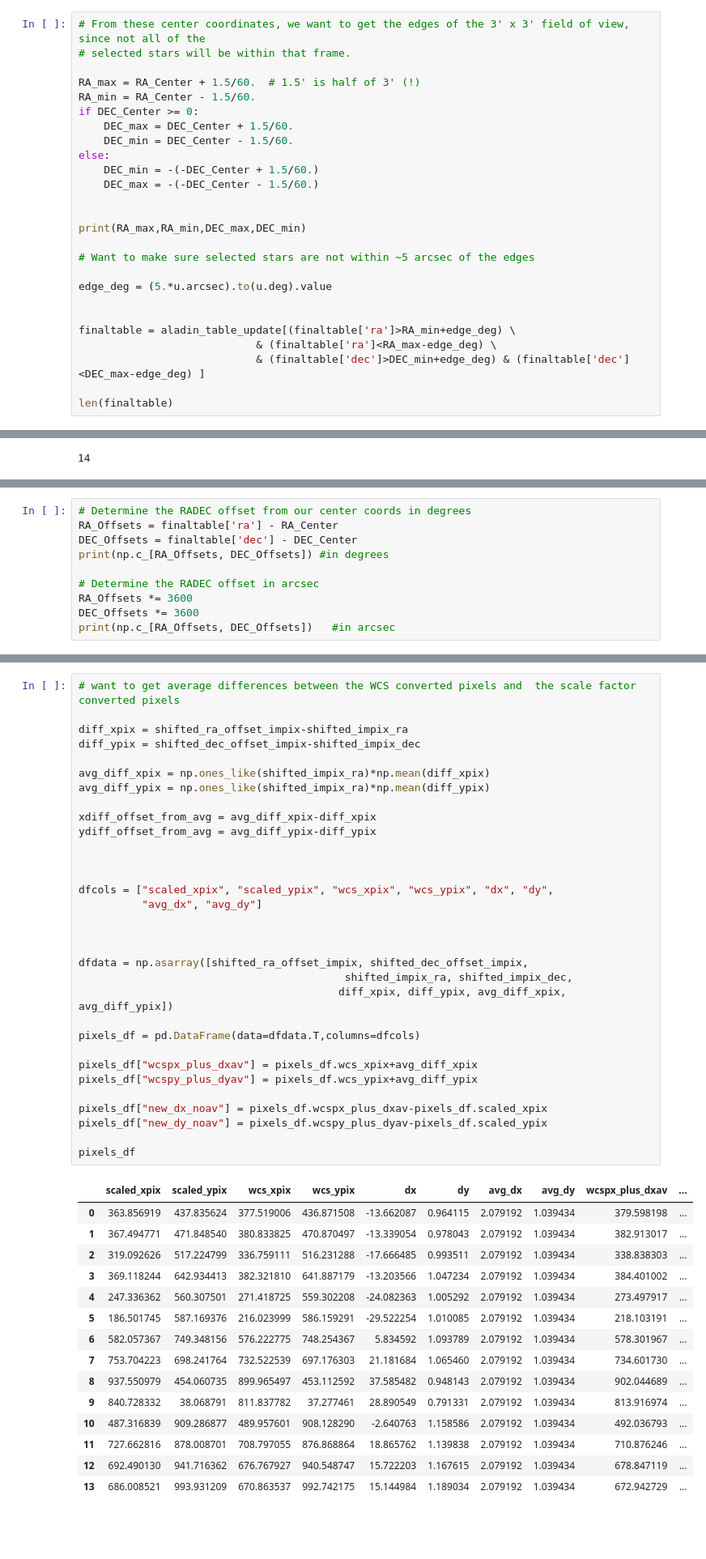
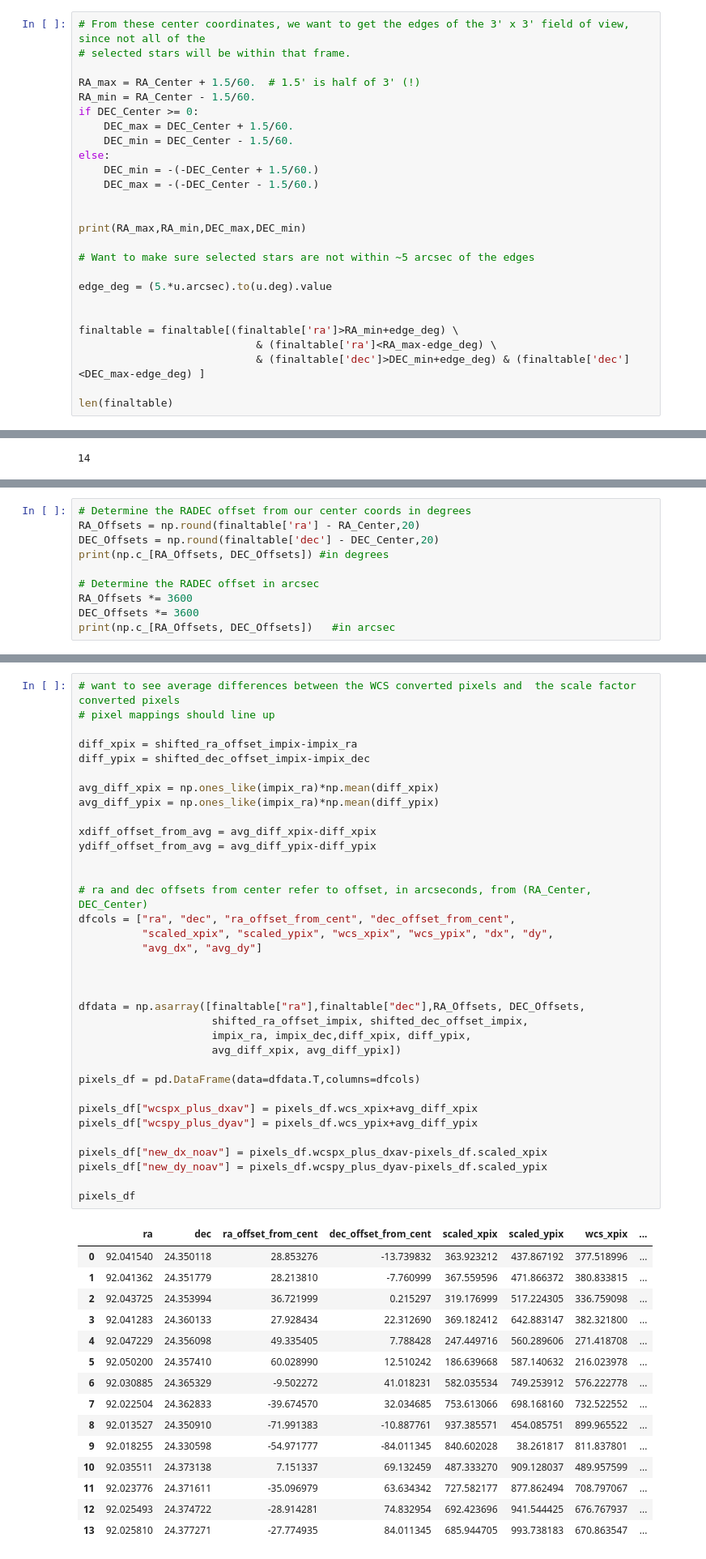
Before and after one commit to koeppeda/SAMOS-DMD-Tools, a Jupyter notebook: SAMOS_wcs_with_Gaia_query.ipynb, the cells around one changed output, grey strips where cells are left out. Shown at 81% size. Saved outputs shown, nothing was run; the diff lists cells and outputs as text; blank space fills up the shorter version.

```diff
--- a/SAMOS_wcs_with_Gaia_query.ipynb
+++ b/SAMOS_wcs_with_Gaia_query.ipynb
@@ -266,7 +280,7 @@ print(RA_max,RA_min,DEC_max,DEC_min)
 edge_deg = (5.*u.arcsec).to(u.deg).value
 
 
-finaltable = aladin_table_update[(finaltable['ra']>RA_min+edge_deg) \
+finaltable = finaltable[(finaltable['ra']>RA_min+edge_deg) \
                             & (finaltable['ra']<RA_max-edge_deg) \
                             & (finaltable['dec']>DEC_min+edge_deg) & (finaltable['dec']<DEC_max-edge_deg) ]
 
@@ -397,7 +400,7 @@ SAMOS scale:  0.17578125
 # %%
 # Determine the RADEC offset from our center coords in degrees
-RA_Offsets = finaltable['ra'] - RA_Center
-DEC_Offsets = finaltable['dec'] - DEC_Center
+RA_Offsets = np.round(finaltable['ra'] - RA_Center,20)
+DEC_Offsets = np.round(finaltable['dec'] - DEC_Center,20)
 print(np.c_[RA_Offsets, DEC_Offsets]) #in degrees
 
 # Determine the RADEC offset in arcsec
@@ -492,48 +521,51 @@ array([[377.51900584, 436.87150837],
 # %%
-# want to get average differences between the WCS converted pixels and  the scale factor converted pixels
+# want to see average differences between the WCS converted pixels and  the scale factor converted pixels
+# pixel mappings should line up
 
-diff_xpix = shifted_ra_offset_impix-shifted_impix_ra
-diff_ypix = shifted_dec_offset_impix-shifted_impix_dec
+diff_xpix = shifted_ra_offset_impix-impix_ra
+diff_ypix = shifted_dec_offset_impix-impix_dec
 
-avg_diff_xpix = np.ones_like(shifted_impix_ra)*np.mean(diff_xpix)
-avg_diff_ypix = np.ones_like(shifted_impix_ra)*np.mean(diff_ypix)
+avg_diff_xpix = np.ones_like(impix_ra)*np.mean(diff_xpix)
+avg_diff_ypix = np.ones_like(impix_ra)*np.mean(diff_ypix)
 
 xdiff_offset_from_avg = avg_diff_xpix-diff_xpix
 ydiff_offset_from_avg = avg_diff_ypix-diff_ypix
 
 
-
-dfcols = ["scaled_xpix", "scaled_ypix", "wcs_xpix", "wcs_ypix", "dx", "dy",
+# ra and dec offsets from center refer to offset, in arcseconds, from (RA_Center, DEC_Center)
+dfcols = ["ra", "dec", "ra_offset_from_cent", "dec_offset_from_cent",
+          "scaled_xpix", "scaled_ypix", "wcs_xpix", "wcs_ypix", "dx", "dy",
           "avg_dx", "avg_dy"]
 
 
 
-dfdata = np.asarray([shifted_ra_offset_impix, shifted_dec_offset_impix,
-                                          shifted_impix_ra, shifted_impix_dec,
-                                         diff_xpix, diff_ypix, avg_diff_xpix, avg_diff_ypix])
+dfdata = np.asarray([finaltable["ra"],finaltable["dec"],RA_Offsets, DEC_Offsets,
+                     shifted_ra_offset_impix, shifted_dec_offset_impix,
+                     impix_ra, impix_dec,diff_xpix, diff_ypix,
+                     avg_diff_xpix, avg_diff_ypix])
 
 pixels_df = pd.DataFrame(data=dfdata.T,columns=dfcols)
 
 pixels_df["wcspx_plus_dxav"] = pixels_df.wcs_xpix+avg_diff_xpix
 pixels_df["wcspy_plus_dyav"] = pixels_df.wcs_ypix+avg_diff_ypix
 
 pixels_df["new_dx_noav"] = pixels_df.wcspx_plus_dxav-pixels_df.scaled_xpix
 pixels_df["new_dy_noav"] = pixels_df.wcspy_plus_dyav-pixels_df.scaled_ypix
 
 pixels_df
 # %% [output]
-|  | scaled_xpix | scaled_ypix | wcs_xpix | wcs_ypix | dx | dy | avg_dx | avg_dy | wcspx_plus_dxav | ... |
-| 0 | 363.856919 | 437.835624 | 377.519006 | 436.871508 | -13.662087 | 0.964115 | 2.079192 | 1.039434 | 379.598198 | ... |
-| 1 | 367.494771 | 471.848540 | 380.833825 | 470.870497 | -13.339054 | 0.978043 | 2.079192 | 1.039434 | 382.913017 | ... |
-| 2 | 319.092626 | 517.224799 | 336.759111 | 516.231288 | -17.666485 | 0.993511 | 2.079192 | 1.039434 | 338.838303 | ... |
-| 3 | 369.118244 | 642.934413 | 382.321810 | 641.887179 | -13.203566 | 1.047234 | 2.079192 | 1.039434 | 384.401002 | ... |
-| 4 | 247.336362 | 560.307501 | 271.418725 | 559.302208 | -24.082363 | 1.005292 | 2.079192 | 1.039434 | 273.497917 | ... |
-| 5 | 186.501745 | 587.169376 | 216.023999 | 586.159291 | -29.522254 | 1.010085 | 2.079192 | 1.039434 | 218.103191 | ... |
-| 6 | 582.057367 | 749.348156 | 576.222775 | 748.254367 | 5.834592 | 1.093789 | 2.079192 | 1.039434 | 578.301967 | ... |
-| 7 | 753.704223 | 698.241764 | 732.522539 | 697.176303 | 21.181684 | 1.065460 | 2.079192 | 1.039434 | 734.601730 | ... |
-| 8 | 937.550979 | 454.060735 | 899.965497 | 453.112592 | 37.585482 | 0.948143 | 2.079192 | 1.039434 | 902.044689 | ... |
-| 9 | 840.728332 | 38.068791 | 811.837782 | 37.277461 | 28.890549 | 0.791331 | 2.079192 | 1.039434 | 813.916974 | ... |
-| 10 | 487.316839 | 909.286877 | 489.957601 | 908.128290 | -2.640763 | 1.158586 | 2.079192 | 1.039434 | 492.036793 | ... |
-| 11 | 727.662816 | 878.008701 | 708.797055 | 876.868864 | 18.865762 | 1.139838 | 2.079192 | 1.039434 | 710.876246 | ... |
-| 12 | 692.490130 | 941.716362 | 676.767927 | 940.548747 | 15.722203 | 1.167615 | 2.079192 | 1.039434 | 678.847119 | ... |
-| 13 | 686.008521 | 993.931209 | 670.863537 | 992.742175 | 15.144984 | 1.189034 | 2.079192 | 1.039434 | 672.942729 | ... |
+|  | ra | dec | ra_offset_from_cent | dec_offset_from_cent | scaled_xpix | scaled_ypix | wcs_xpix | ... |
+| 0 | 92.041540 | 24.350118 | 28.853276 | -13.739832 | 363.923212 | 437.867192 | 377.518996 | ... |
+| 1 | 92.041362 | 24.351779 | 28.213810 | -7.760999 | 367.559596 | 471.866372 | 380.833815 | ... |
+| 2 | 92.043725 | 24.353994 | 36.721999 | 0.215297 | 319.176999 | 517.224305 | 336.759098 | ... |
+| 3 | 92.041283 | 24.360133 | 27.928434 | 22.312690 | 369.182412 | 642.883147 | 382.321800 | ... |
+| 4 | 92.047229 | 24.356098 | 49.335405 | 7.788428 | 247.449716 | 560.289606 | 271.418708 | ... |
+| 5 | 92.050200 | 24.357410 | 60.028990 | 12.510242 | 186.639668 | 587.140632 | 216.023978 | ... |
+| 6 | 92.030885 | 24.365329 | -9.502272 | 41.018231 | 582.035534 | 749.253912 | 576.222778 | ... |
+| 7 | 92.022504 | 24.362833 | -39.674570 | 32.034685 | 753.613066 | 698.168160 | 732.522552 | ... |
+| 8 | 92.013527 | 24.350910 | -71.991383 | -10.887761 | 937.385571 | 454.085751 | 899.965522 | ... |
+| 9 | 92.018255 | 24.330598 | -54.971777 | -84.011345 | 840.602028 | 38.261817 | 811.837801 | ... |
+| 10 | 92.035511 | 24.373138 | 7.151337 | 69.132459 | 487.333270 | 909.128037 | 489.957599 | ... |
+| 11 | 92.023776 | 24.371611 | -35.096979 | 63.634342 | 727.582177 | 877.862494 | 708.797067 | ... |
+| 12 | 92.025493 | 24.374722 | -28.914281 | 74.832954 | 692.423696 | 941.544425 | 676.767937 | ... |
+| 13 | 92.025810 | 24.377271 | -27.774935 | 84.011345 | 685.944705 | 993.738183 | 670.863547 | ... |
```
Also changed, not shown: parts of 29 cells of this notebook, 1 other file.
